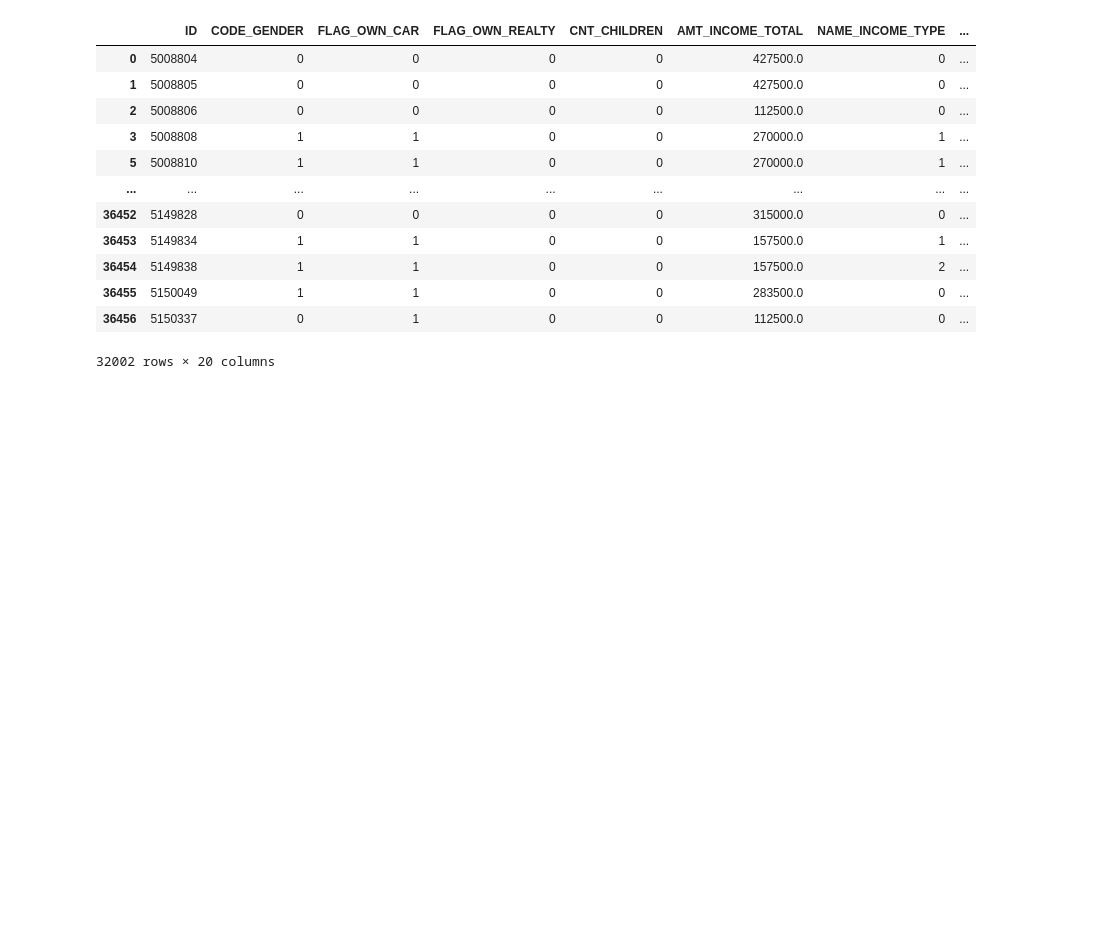
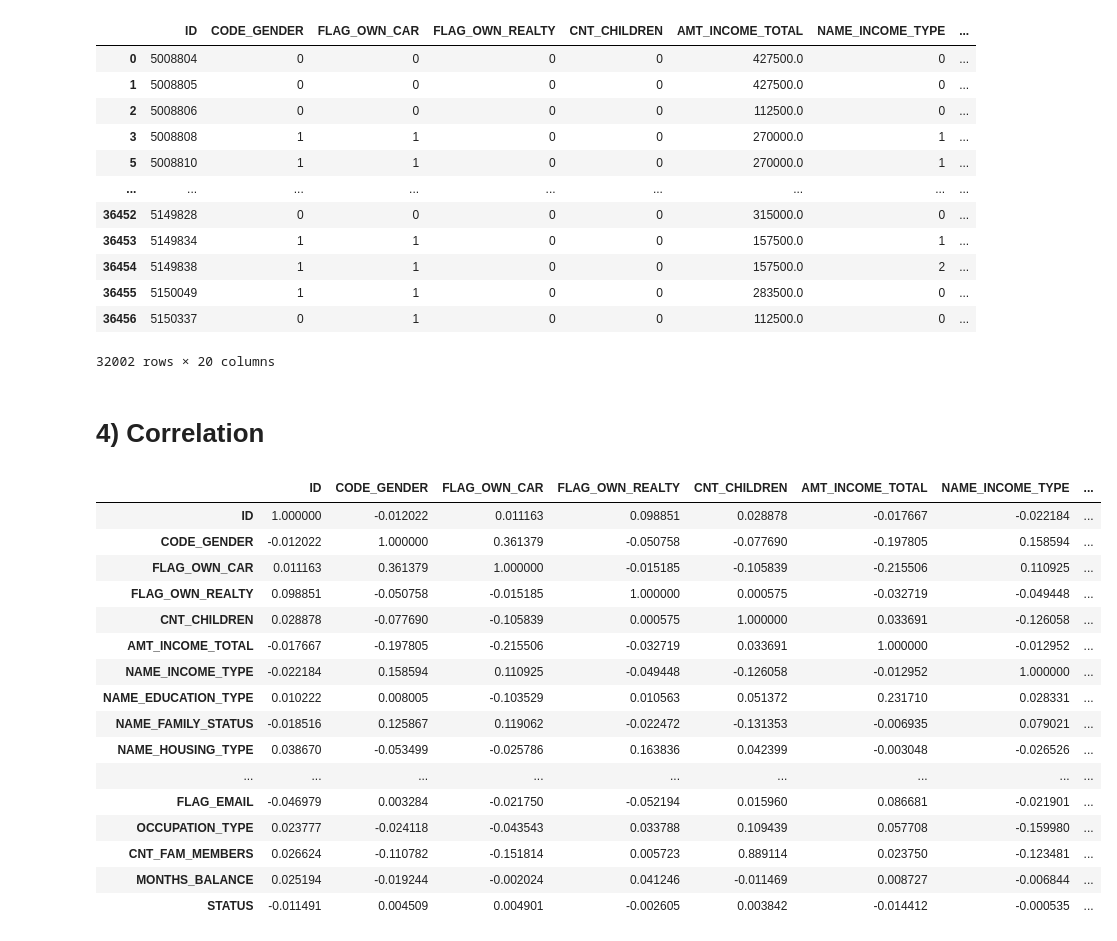
Before and after one commit to kirteshpatel98/Credit-Card-Default, a Jupyter notebook: fin_code.ipynb, the cells around one changed output. Cells and saved outputs as stored; diff of their text form; code cells hidden in the pictures; blank space fills up the shorter version.

```diff
--- a/fin_code.ipynb
+++ b/fin_code.ipynb
@@ -371,3 +371,27 @@ record[record['STATUS']==1]
 | 36455 | 5150049 | 1 | 1 | 0 | 0 | 283500.0 | 0 | ... |
 | 36456 | 5150337 | 0 | 1 | 0 | 0 | 112500.0 | 0 | ... |
 32002 rows × 20 columns
+# %% [markdown]
+# 4) Correlation
+# %%
+record_corr=record
+# %%
+record_corr.corr()
+# %% [output]
+|  | ID | CODE_GENDER | FLAG_OWN_CAR | FLAG_OWN_REALTY | CNT_CHILDREN | AMT_INCOME_TOTAL | NAME_INCOME_TYPE | ... |
+| ID | 1.000000 | -0.012022 | 0.011163 | 0.098851 | 0.028878 | -0.017667 | -0.022184 | ... |
+| CODE_GENDER | -0.012022 | 1.000000 | 0.361379 | -0.050758 | -0.077690 | -0.197805 | 0.158594 | ... |
+| FLAG_OWN_CAR | 0.011163 | 0.361379 | 1.000000 | -0.015185 | -0.105839 | -0.215506 | 0.110925 | ... |
+| FLAG_OWN_REALTY | 0.098851 | -0.050758 | -0.015185 | 1.000000 | 0.000575 | -0.032719 | -0.049448 | ... |
+| CNT_CHILDREN | 0.028878 | -0.077690 | -0.105839 | 0.000575 | 1.000000 | 0.033691 | -0.126058 | ... |
+| AMT_INCOME_TOTAL | -0.017667 | -0.197805 | -0.215506 | -0.032719 | 0.033691 | 1.000000 | -0.012952 | ... |
+| NAME_INCOME_TYPE | -0.022184 | 0.158594 | 0.110925 | -0.049448 | -0.126058 | -0.012952 | 1.000000 | ... |
+| NAME_EDUCATION_TYPE | 0.010222 | 0.008005 | -0.103529 | 0.010563 | 0.051372 | 0.231710 | 0.028331 | ... |
+| NAME_FAMILY_STATUS | -0.018516 | 0.125867 | 0.119062 | -0.022472 | -0.131353 | -0.006935 | 0.079021 | ... |
+| NAME_HOUSING_TYPE | 0.038670 | -0.053499 | -0.025786 | 0.163836 | 0.042399 | -0.003048 | -0.026526 | ... |
+| ... | ... | ... | ... | ... | ... | ... | ... | ... |
+| FLAG_EMAIL | -0.046979 | 0.003284 | -0.021750 | -0.052194 | 0.015960 | 0.086681 | -0.021901 | ... |
+| OCCUPATION_TYPE | 0.023777 | -0.024118 | -0.043543 | 0.033788 | 0.109439 | 0.057708 | -0.159980 | ... |
+| CNT_FAM_MEMBERS | 0.026624 | -0.110782 | -0.151814 | 0.005723 | 0.889114 | 0.023750 | -0.123481 | ... |
+| MONTHS_BALANCE | 0.025194 | -0.019244 | -0.002024 | 0.041246 | -0.011469 | 0.008727 | -0.006844 | ... |
+| STATUS | -0.011491 | 0.004509 | 0.004901 | -0.002605 | 0.003842 | -0.014412 | -0.000535 | ... |
```
Also changed, not shown: parts of 24 cells of this notebook, 9 other files.
